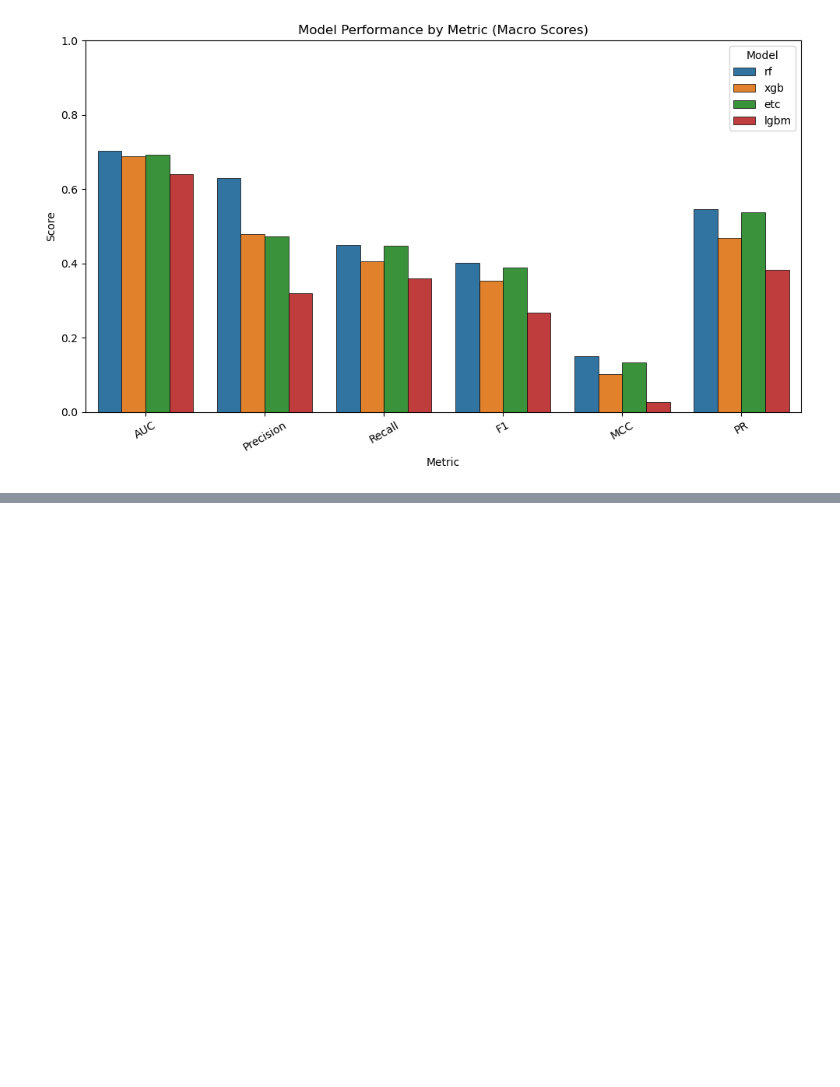
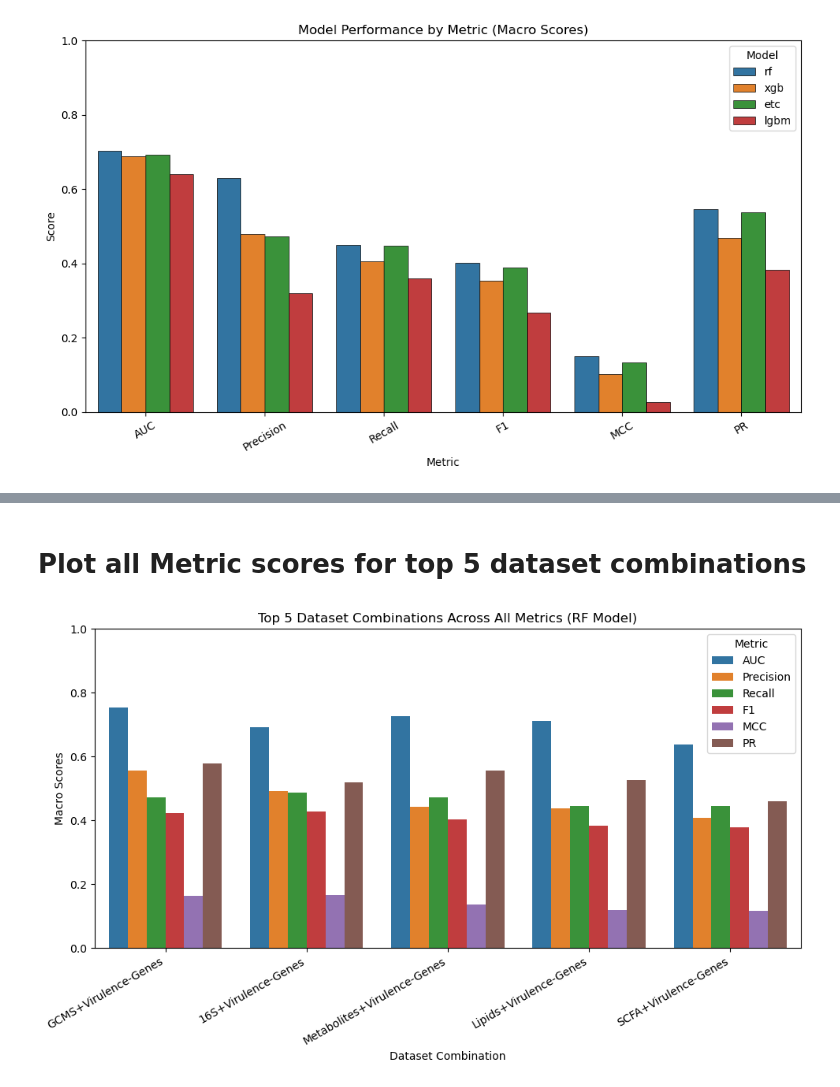
Before and after one commit to paulzierep/MultiClassPredict, a Jupyter notebook: multiclasspredict.ipynb, the cells around one changed output, grey strips where cells are left out. Saved outputs shown, nothing was run; the diff lists cells and outputs as text; code cells hidden in the pictures; blank space fills up the shorter version.

```diff
--- a/multiclasspredict.ipynb
+++ b/multiclasspredict.ipynb
@@ -694,0 +972,37 @@ plt.show()
+# %% [markdown]
+# Plot all Metric scores for top 5 dataset combinations
+# %%
+# Load the results
+df = pd.read_csv("HP_analysis_10_2025/benchmark/results/combinations_of_2_datasets(no_grid).csv")
+
+# Keep only Macro scores
+df_macro = df[df['Class'] == 'Macro']
+
+# List of metrics
+metrics = ['AUC', 'Precision', 'Recall', 'F1', 'MCC', 'PR']
+
+# Compute overall mean per label
+label_means = df_macro.groupby('Label')[metrics].mean().reset_index()
+
+# Select top 5 dataset combinations
+label_means['Overall'] = label_means[metrics].mean(axis=1)
+top5_df = label_means.sort_values('Overall', ascending=False).head(5)
+
+
+# Melt the dataframe for seaborn plotting
+df_long = top5_df.melt(id_vars='Label', value_vars=metrics, var_name='Metric', value_name='Score')
+
+
+# Plot grouped barplot for top 5 combinations
+plt.figure(figsize=(10,6))
+sns.barplot(data=df_long, x='Label', y='Score', hue='Metric', ci=None)
+plt.xticks(rotation=30, ha='right')
+plt.ylim(0, 1)
+plt.title("Top 5 Dataset Combinations Across All Metrics (RF Model)")
+plt.xlabel("Dataset Combination")
+plt.ylabel("Macro Scores")
+plt.legend(title='Metric')
+plt.tight_layout()
+plt.show()
+# %% [output]
+[figure, added]
```
Also changed, not shown: parts of 6 cells of this notebook.
